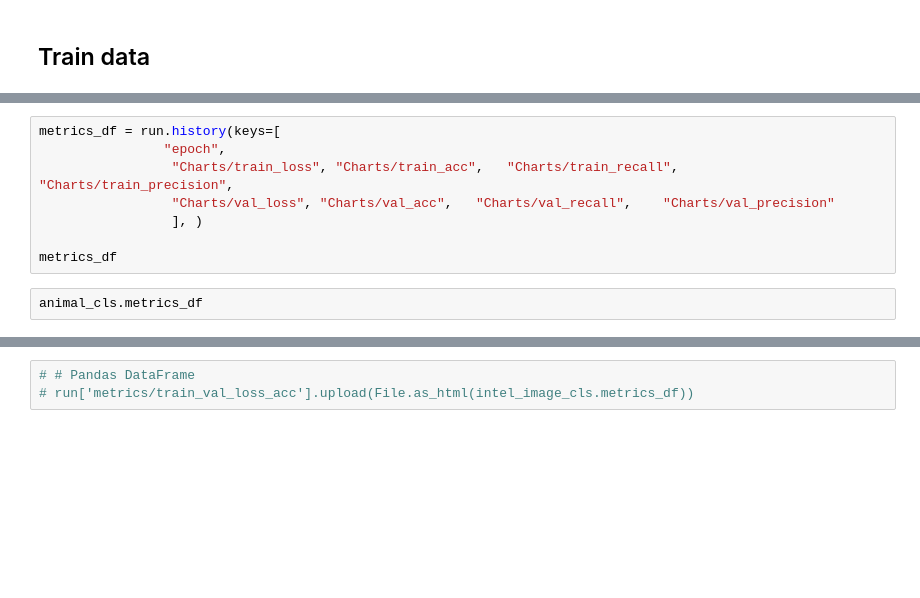
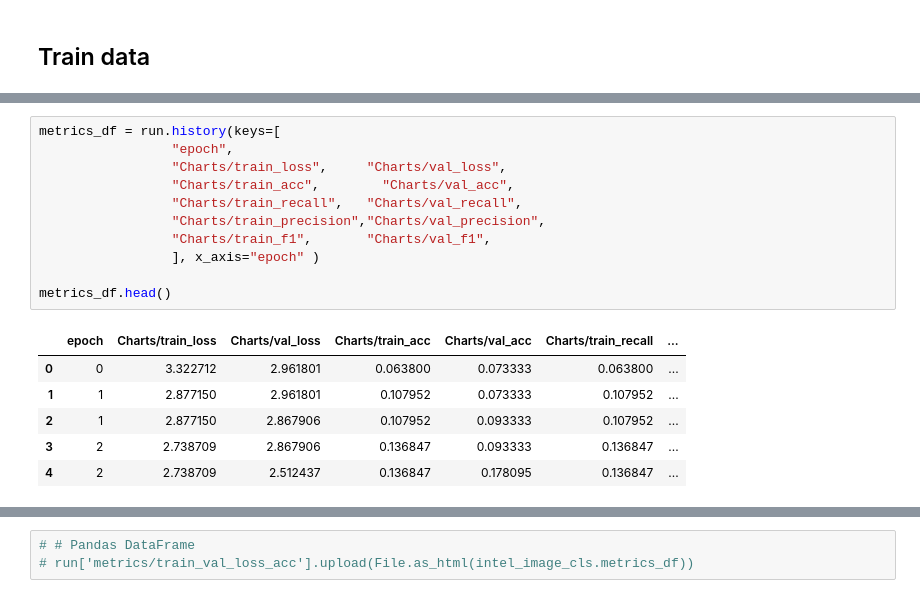
Before and after one commit to ArminD93/animal_classification, a Jupyter notebook: animal_classification.ipynb, the cells around one changed output, grey strips where cells are left out. Cells and saved outputs as stored; diff of their text form; blank space fills up the shorter version.

```diff
--- a/animal_classification.ipynb
+++ b/animal_classification.ipynb
@@ -1182,11 +1203,19 @@ run.config
 # %%
 metrics_df = run.history(keys=[
-                "epoch",
-                 "Charts/train_loss", "Charts/train_acc", 	"Charts/train_recall", 	"Charts/train_precision",
-                 "Charts/val_loss", "Charts/val_acc", 	"Charts/val_recall", 	"Charts/val_precision"
-                 ], )
+                 "epoch",
+                 "Charts/train_loss",     "Charts/val_loss",
+                 "Charts/train_acc", 	    "Charts/val_acc",
+                 "Charts/train_recall",   "Charts/val_recall",
+                 "Charts/train_precision","Charts/val_precision",
+                 "Charts/train_f1",       "Charts/val_f1",
+                 ], x_axis="epoch" )
 
-metrics_df
+metrics_df.head()
+# %% [output]
+|  | epoch | Charts/train_loss | Charts/val_loss | Charts/train_acc | Charts/val_acc | Charts/train_recall | ... |
+| 0 | 0 | 3.322712 | 2.961801 | 0.063800 | 0.073333 | 0.063800 | ... |
+| 1 | 1 | 2.877150 | 2.961801 | 0.107952 | 0.073333 | 0.107952 | ... |
+| 2 | 1 | 2.877150 | 2.867906 | 0.107952 | 0.093333 | 0.107952 | ... |
+| 3 | 2 | 2.738709 | 2.867906 | 0.136847 | 0.093333 | 0.136847 | ... |
+| 4 | 2 | 2.738709 | 2.512437 | 0.136847 | 0.178095 | 0.136847 | ... |
-# %%
-animal_cls.metrics_df
 # %%
```
Also changed, not shown: parts of 41 cells of this notebook.
